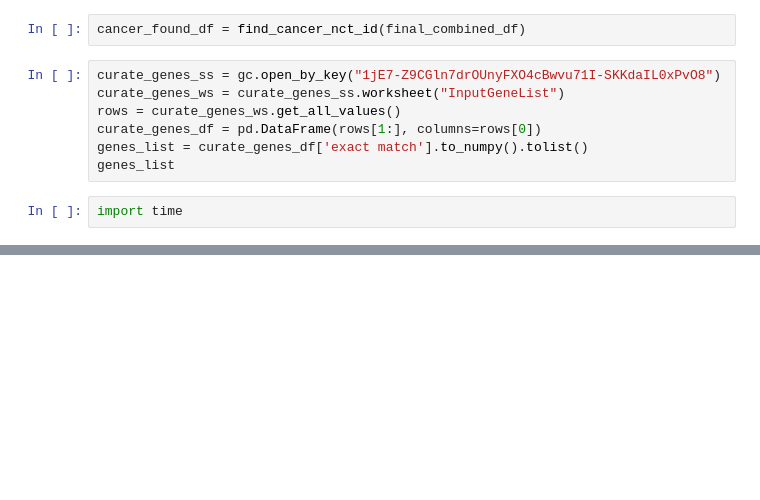
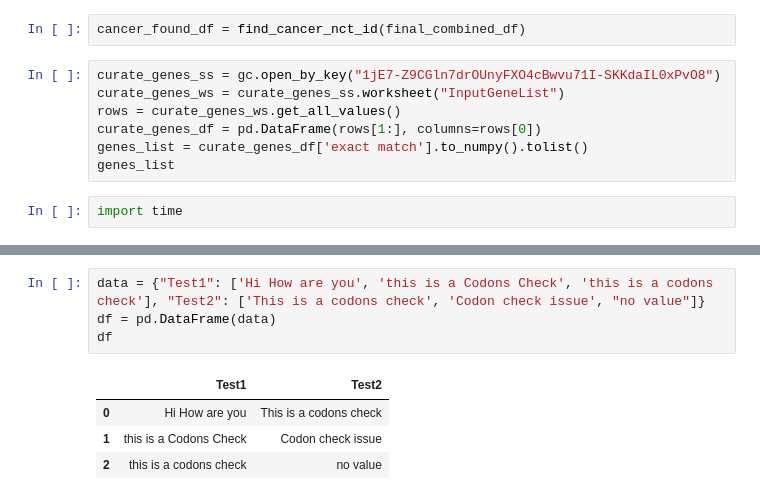
Before and after one commit to gokulakannan19kyvor/ClinicalTrialFiles, a Jupyter notebook: Report_Exact.ipynb, the cells around one changed output, grey strips where cells are left out. Saved outputs shown, nothing was run; the diff lists cells and outputs as text; blank space fills up the shorter version.

```diff
--- a/Report_Exact.ipynb
+++ b/Report_Exact.ipynb
@@ -748,0 +1847,9 @@ for gene in genes_list:
+# %%
+data = {"Test1": ['Hi How are you', 'this is a Codons Check', 'this is a codons check'], "Test2": ['This is a codons check', 'Codon check issue', "no value"]}
+df = pd.DataFrame(data)
+df
+# %% [output]
+|  | Test1 | Test2 |
+| 0 | Hi How are you | This is a codons check |
+| 1 | this is a Codons Check | Codon check issue |
+| 2 | this is a codons check | no value |
```
Also changed, not shown: parts of 23 cells of this notebook.
